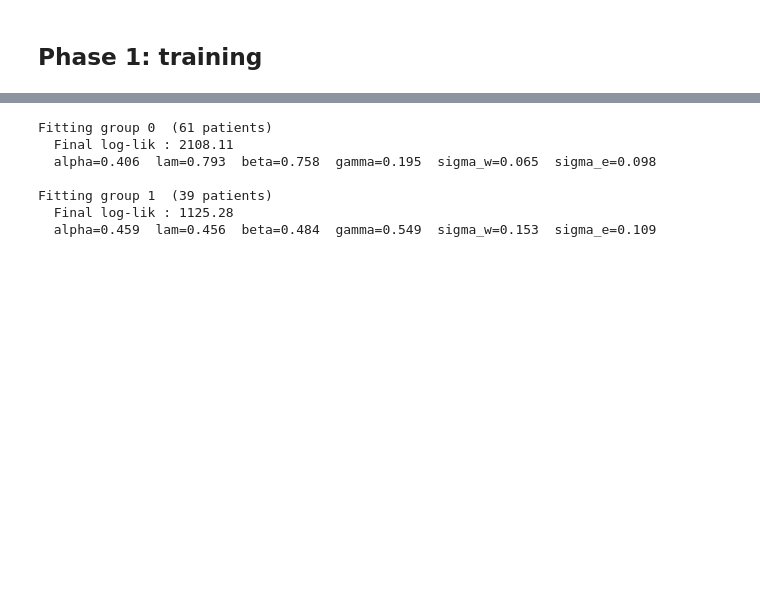
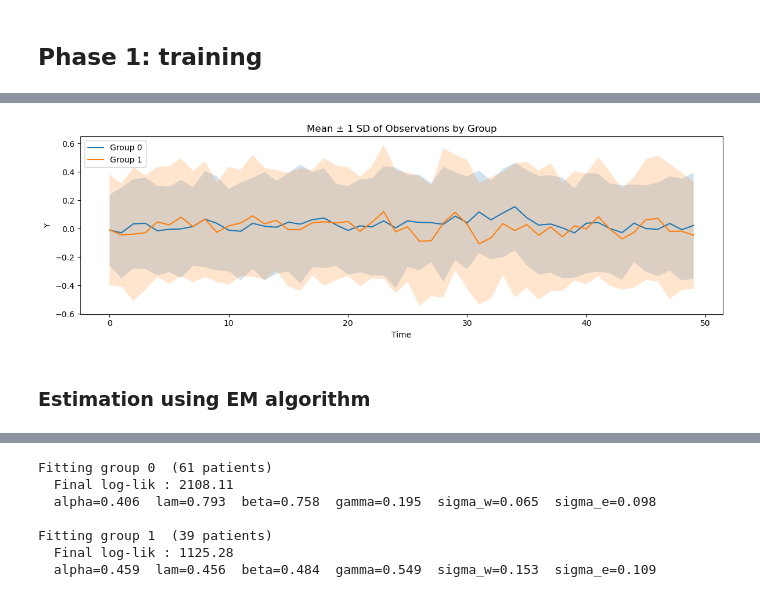
Before and after one commit to Analia7/mediators, a Jupyter notebook: active_discovery_of_latent_dynamic_mediators.ipynb, the cells around one changed output, grey strips where cells are left out. Drawn from its saved outputs; the diff is of its cells as text; code cells hidden in the pictures; blank space fills up the shorter version.

```diff
--- a/active_discovery_of_latent_dynamic_mediators.ipynb
+++ b/active_discovery_of_latent_dynamic_mediators.ipynb
@@ -113,0 +31,6 @@ plt.show()
+# %%
+plot_mean_std(Y_train, groups=j_train)
+# %% [output]
+[figure, added]
+# %% [markdown]
+### Estimation using EM algorithm
```
Also changed, not shown: parts of 12 cells of this notebook, 4 other files.
